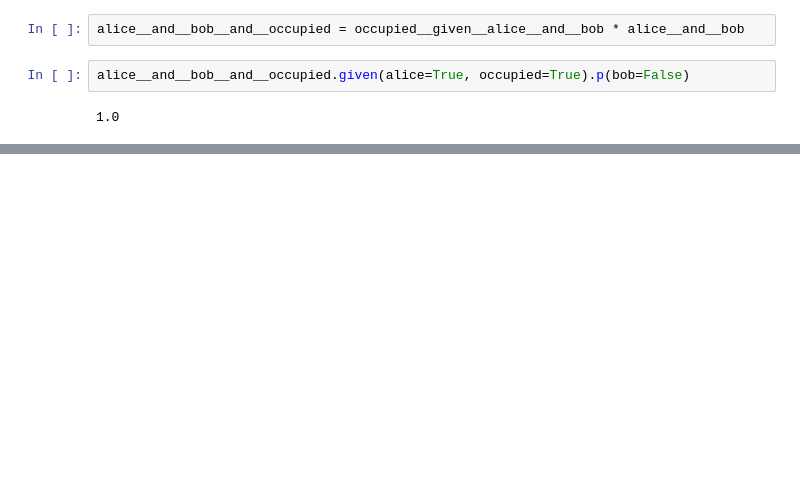
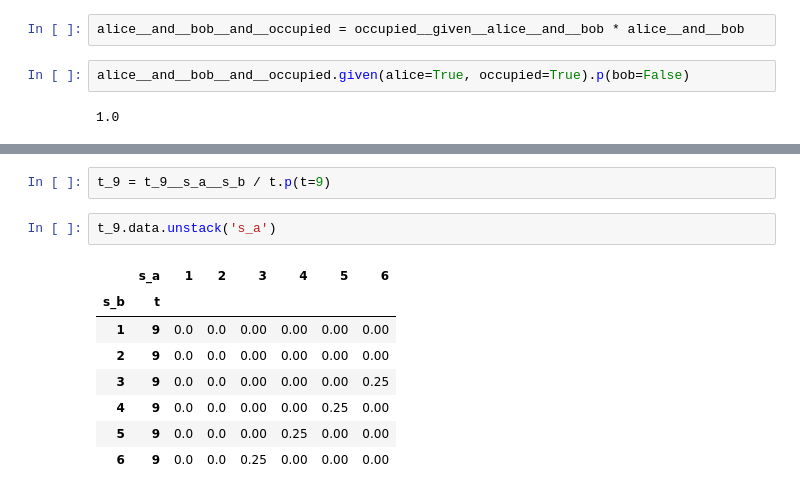
Before and after one commit to vahndi/probability, a Jupyter notebook: examples/notebooks/brml/chapter_01__probabilistic_reasoning.ipynb, the cells around one changed output, grey strips where cells are left out. Saved outputs shown, nothing was run; the diff lists cells and outputs as text; blank space fills up the shorter version.

```diff
--- a/examples/notebooks/brml/chapter_01__probabilistic_reasoning.ipynb
+++ b/examples/notebooks/brml/chapter_01__probabilistic_reasoning.ipynb
@@ -316,0 +504,13 @@ alice__and__bob__and__occupied.given(alice=True, occupied=True).p(bob=False)
+# %%
+t_9 = t_9__s_a__s_b / t.p(t=9)
+# %%
+t_9.data.unstack('s_a')
+# %% [output]
+|  | s_a | 1 | 2 | 3 | 4 | 5 | 6 |
+| s_b | t |  |  |  |  |  |  |
+| 1 | 9 | 0.0 | 0.0 | 0.00 | 0.00 | 0.00 | 0.00 |
+| 2 | 9 | 0.0 | 0.0 | 0.00 | 0.00 | 0.00 | 0.00 |
+| 3 | 9 | 0.0 | 0.0 | 0.00 | 0.00 | 0.00 | 0.25 |
+| 4 | 9 | 0.0 | 0.0 | 0.00 | 0.00 | 0.25 | 0.00 |
+| 5 | 9 | 0.0 | 0.0 | 0.00 | 0.25 | 0.00 | 0.00 |
+| 6 | 9 | 0.0 | 0.0 | 0.25 | 0.00 | 0.00 | 0.00 |
```
Also changed, not shown: parts of 38 cells of this notebook, 1 other file.
